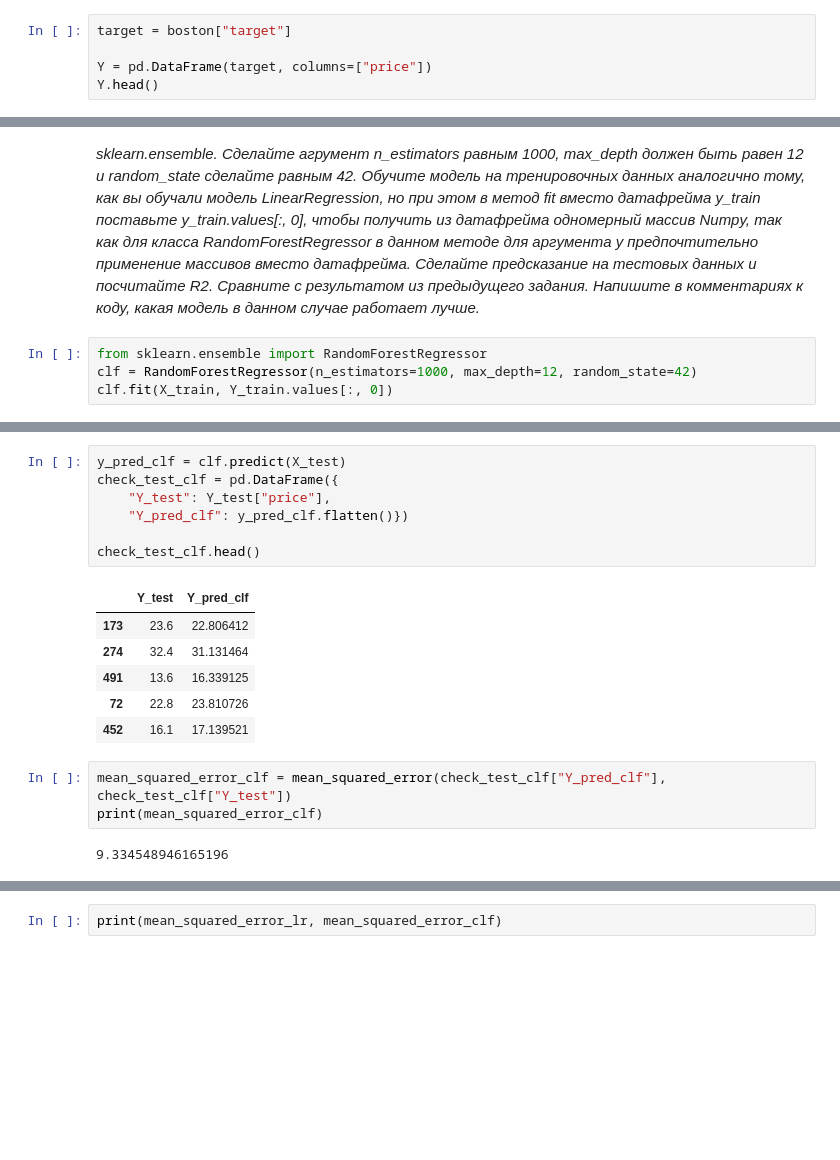
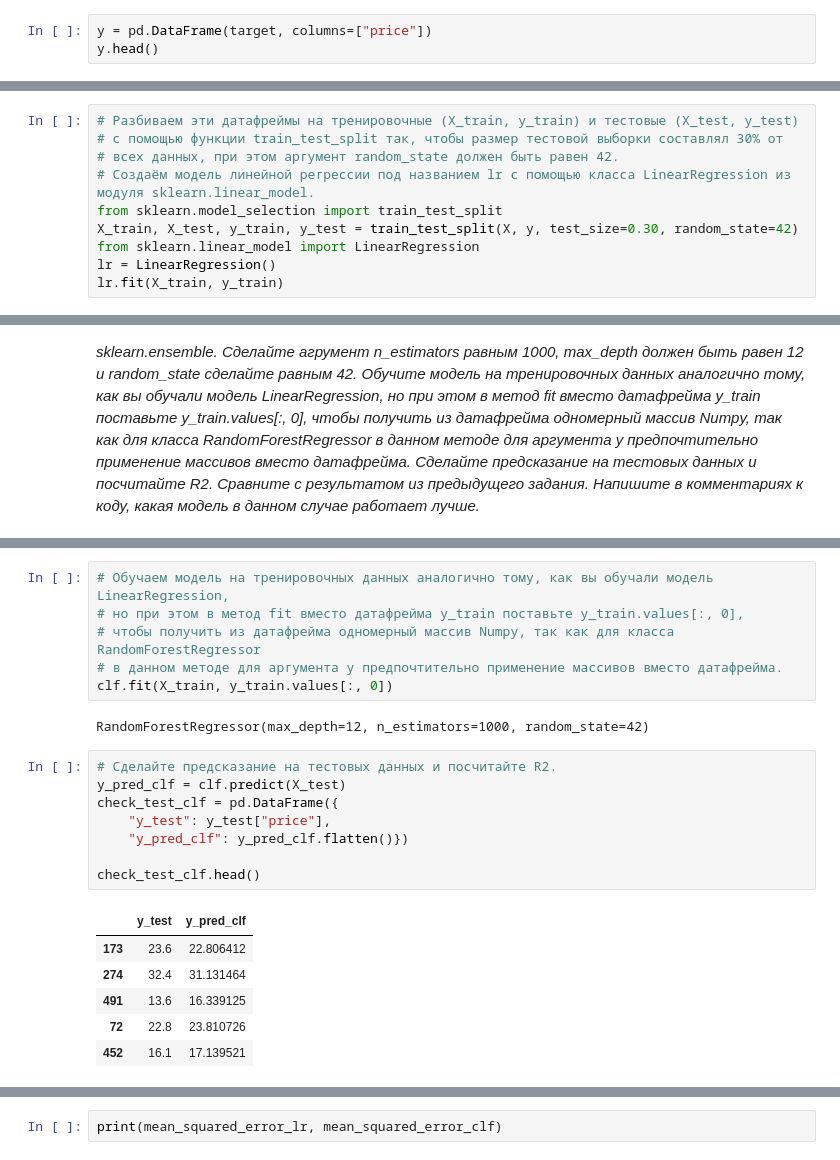
Before and after one commit to Igarrikk/Python-libraries, a Jupyter notebook: PZ3.ipynb, the cells around one changed output, grey strips where cells are left out. Cells and saved outputs as stored; diff of their text form; blank space fills up the shorter version.

```diff
--- a/PZ3.ipynb
+++ b/PZ3.ipynb
@@ -50,8 +76,6 @@ X.head()
 # %%
-target = boston["target"]
-
-Y = pd.DataFrame(target, columns=["price"])
-Y.head()
+y = pd.DataFrame(target, columns=["price"])
+y.head()
 # %% [output]
 |  | price |
 | 0 | 24.0 |
@@ -69,0 +97,10 @@ LinearRegression()
+# %%
+# Разбиваем эти датафреймы на тренировочные (X_train, y_train) и тестовые (X_test, y_test)
+# с помощью функции train_test_split так, чтобы размер тестовой выборки составлял 30% от
+# всех данных, при этом аргумент random_state должен быть равен 42.
+# Создаём модель линейной регрессии под названием lr с помощью класса LinearRegression из модуля sklearn.linear_model.
+from sklearn.model_selection import train_test_split
+X_train, X_test, y_train, y_test = train_test_split(X, y, test_size=0.30, random_state=42)
+from sklearn.linear_model import LinearRegression
+lr = LinearRegression()
+lr.fit(X_train, y_train)
@@ -100,7 +140,3 @@ max_depth должен быть равен 12 и random_state сделайте
 так как для класса RandomForestRegressor в данном методе для аргумента y предпочтительно применение массивов вместо датафрейма.
 Сделайте предсказание на тестовых данных и посчитайте R2. Сравните с результатом из предыдущего задания.
 Напишите в комментариях к коду, какая модель в данном случае работает лучше.*
-# %%
-from sklearn.ensemble import RandomForestRegressor
-clf = RandomForestRegressor(n_estimators=1000, max_depth=12, random_state=42)
-clf.fit(X_train, Y_train.values[:, 0])
@@ -109,19 +148,23 @@ RandomForestRegressor(max_depth=12, n_estimators=1000, random_state=42)
+# %%
+# Обучаем модель на тренировочных данных аналогично тому, как вы обучали модель LinearRegression,
+# но при этом в метод fit вместо датафрейма y_train поставьте y_train.values[:, 0],
+# чтобы получить из датафрейма одномерный массив Numpy, так как для класса RandomForestRegressor
+# в данном методе для аргумента y предпочтительно применение массивов вместо датафрейма.
+clf.fit(X_train, y_train.values[:, 0])
+# %% [output]
+RandomForestRegressor(max_depth=12, n_estimators=1000, random_state=42)
 # %%
+# Сделайте предсказание на тестовых данных и посчитайте R2.
 y_pred_clf = clf.predict(X_test)
 check_test_clf = pd.DataFrame({
-    "Y_test": Y_test["price"],
-    "Y_pred_clf": y_pred_clf.flatten()})
+    "y_test": y_test["price"],
+    "y_pred_clf": y_pred_clf.flatten()})
 
 check_test_clf.head()
 # %% [output]
-|  | Y_test | Y_pred_clf |
+|  | y_test | y_pred_clf |
 | 173 | 23.6 | 22.806412 |
 | 274 | 32.4 | 31.131464 |
 | 491 | 13.6 | 16.339125 |
 | 72 | 22.8 | 23.810726 |
 | 452 | 16.1 | 17.139521 |
-# %%
-mean_squared_error_clf = mean_squared_error(check_test_clf["Y_pred_clf"], check_test_clf["Y_test"])
-print(mean_squared_error_clf)
-# %% [output]
-9.334548946165196
```
Also changed, not shown: parts of 20 cells of this notebook.
